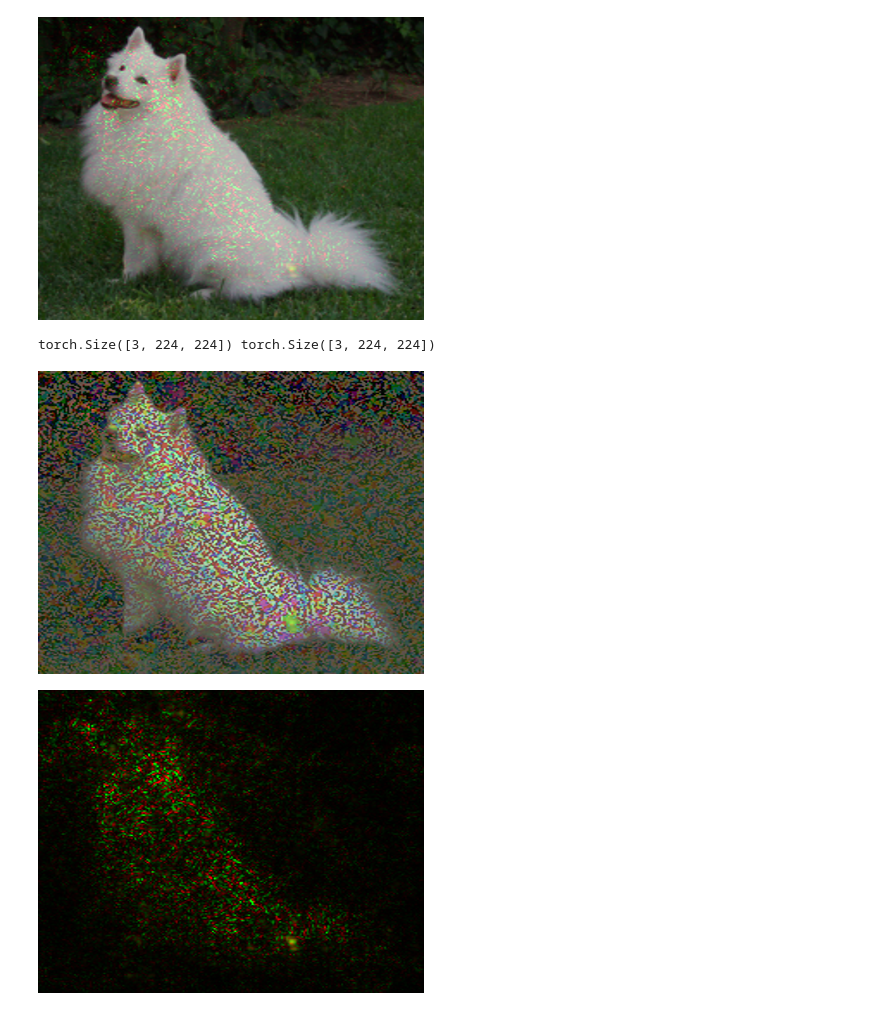
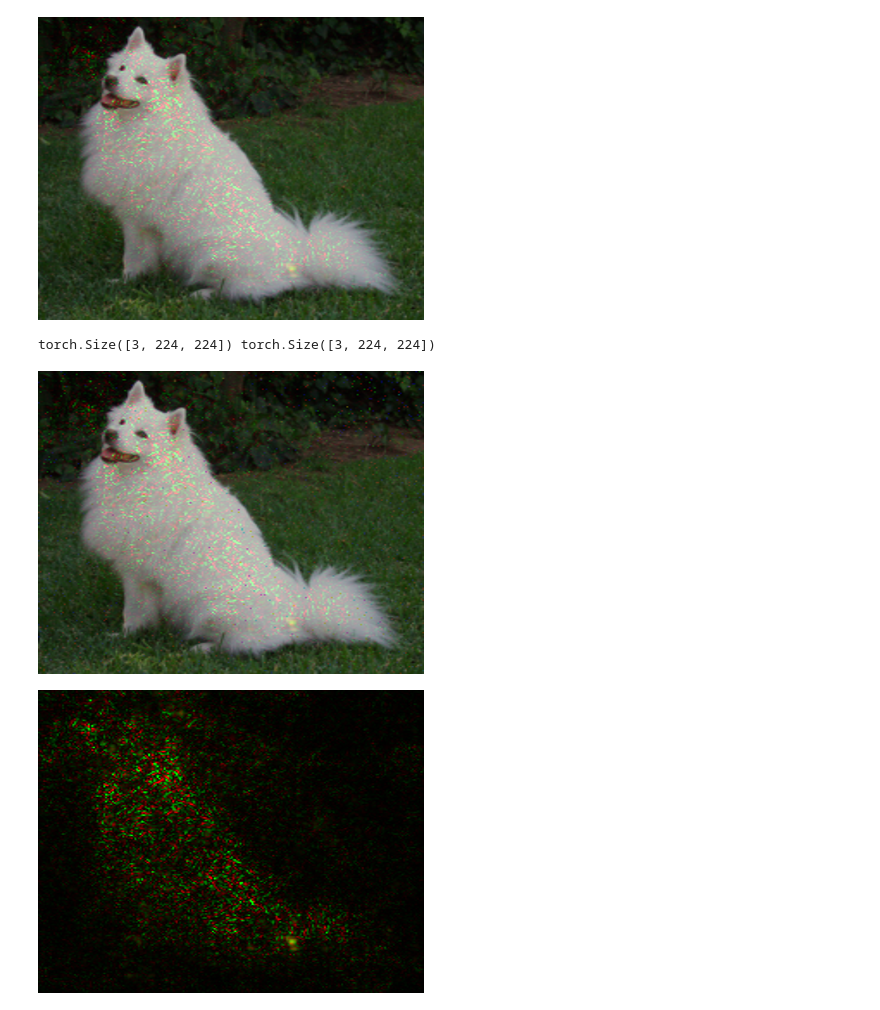
Before and after one commit to wenth1021/feature-importance-cv, a Jupyter notebook: fisher_information.ipynb, the cells around one changed output. Saved outputs shown, nothing was run; the diff lists cells and outputs as text; code cells hidden in the pictures.

Commit message:
add comparison of gradients

```diff
--- a/fisher_information.ipynb
+++ b/fisher_information.ipynb
@@ -152,17 +154,17 @@ explanation = u[:, 0].detach().view(3, 224, 224)
 # %%
 input_image_w_gradient = input_image.clone()
 print(input_image.shape, explanation.shape)
-input_image_w_gradient[explanation < 10e-6] = 0
+input_image_w_gradient[abs(explanation) < 10e-6] = 0
 
 pil_image(Visualize(
     *prepare_plots(explanation, input_image_w_gradient),
     polarity="both",
     clip_above_percentile=99,
     clip_below_percentile=0,
     overlay=True)).resize((v//4 for v in image.size))
 # %% [output]
 torch.Size([3, 224, 224]) torch.Size([3, 224, 224])
-[figure, old version]
+[figure, new version]
 # %%
 pil_image(Visualize(
     *prepare_plots(explanation, input_image),
```
Also changed, not shown: parts of 4 cells of this notebook, 1 other file.
